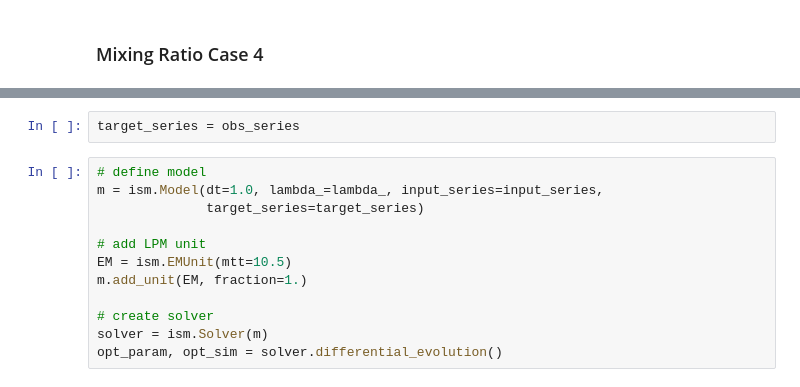
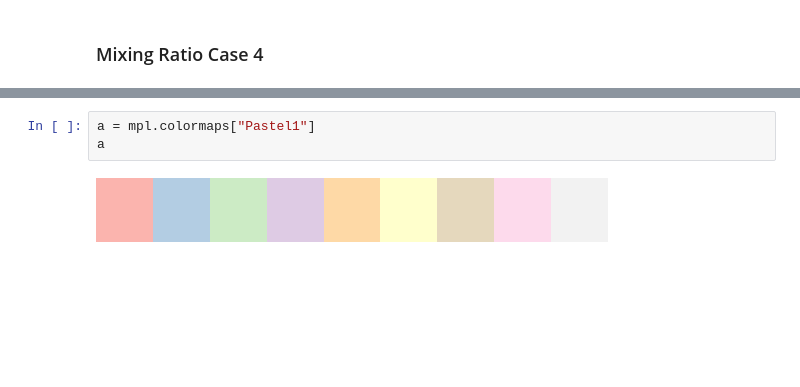
Before and after one commit to iGW-TU-Dresden/PyTracerLab, a Jupyter notebook: docs/examples/example_07.ipynb, the cells around one changed output, grey strips where cells are left out. Drawn from its saved outputs; the diff is of its cells as text; blank space fills up the shorter version.

```diff
--- a/docs/examples/example_07.ipynb
+++ b/docs/examples/example_07.ipynb
@@ -1067,14 +1123,5 @@ plt.savefig("calibration_benchmark.png", dpi=400, bbox_inches="tight")
-# %%
-target_series = obs_series
-# %%
-# define model
-m = ism.Model(dt=1.0, lambda_=lambda_, input_series=input_series,
-              target_series=target_series)
-
-# add LPM unit
-EM = ism.EMUnit(mtt=10.5)
-m.add_unit(EM, fraction=1.)
-
-# create solver
-solver = ism.Solver(m)
-opt_param, opt_sim = solver.differential_evolution()
+# %%
+a = mpl.colormaps["Pastel1"]
+a
+# %% [output]
+[figure, added]
```
Also changed, not shown: parts of 7 cells of this notebook, 2 other files.
